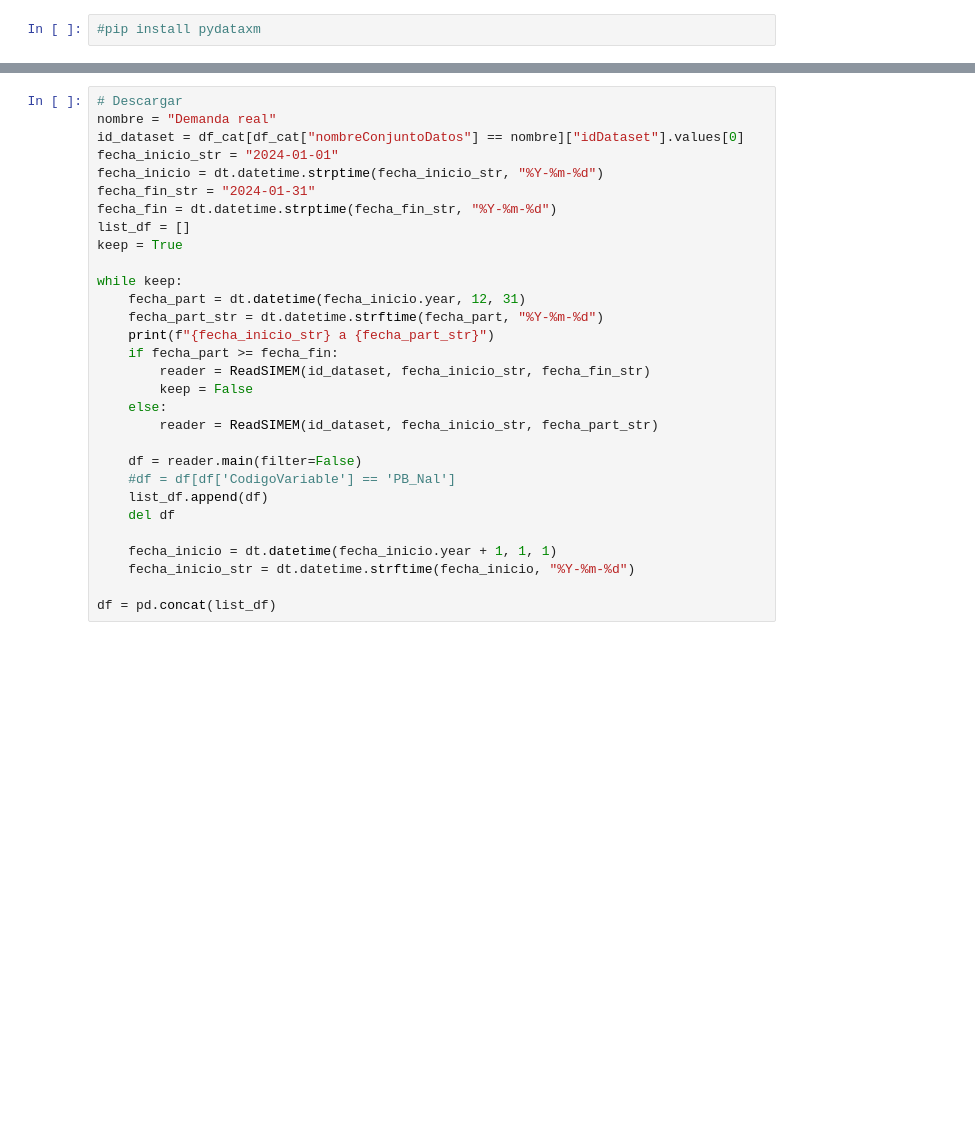
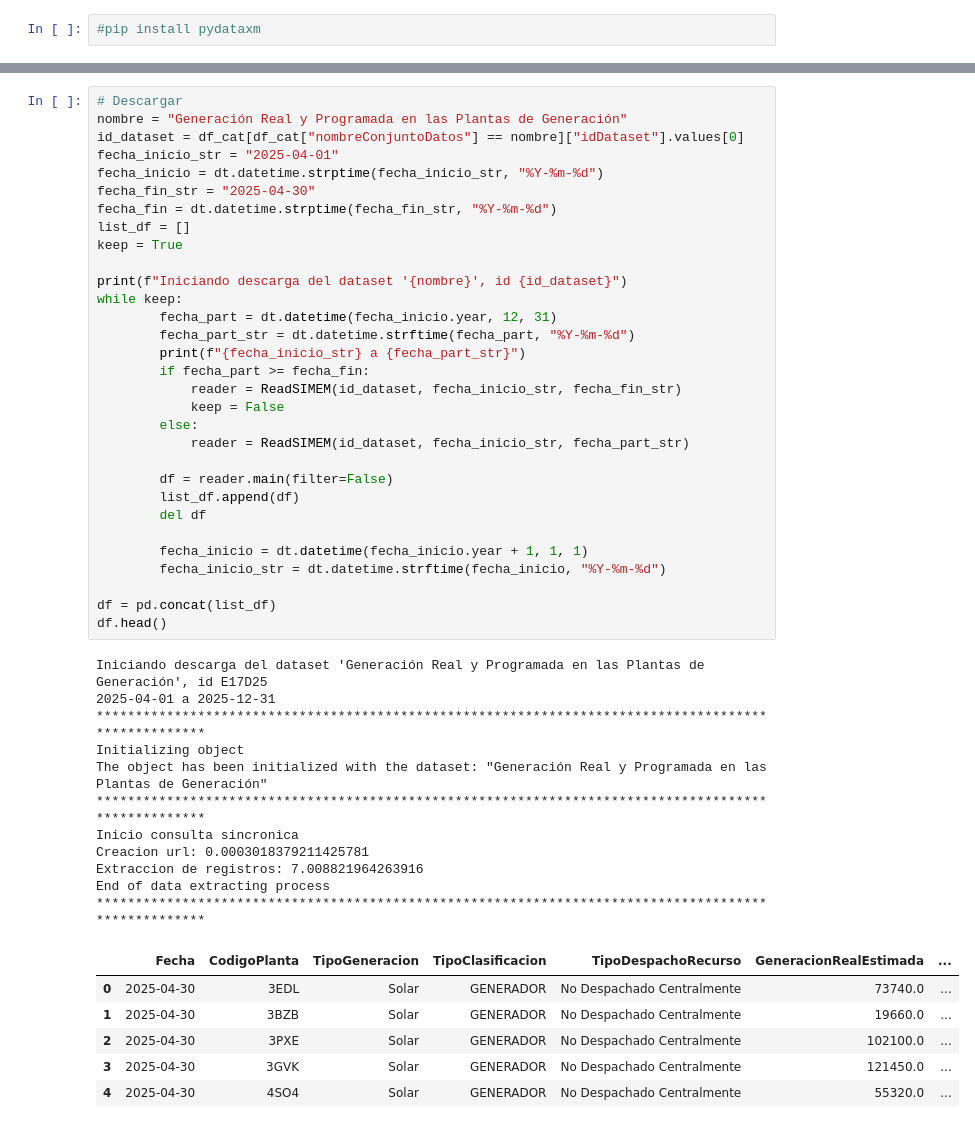
Before and after one commit to shaka03/bot_futuros, a Jupyter notebook: notebooks/Derivex_Spot.ipynb, the cells around one changed output, grey strips where cells are left out. Cells and saved outputs as stored; diff of their text form; blank space fills up the shorter version.

```diff
--- a/notebooks/Derivex_Spot.ipynb
+++ b/notebooks/Derivex_Spot.ipynb
@@ -44,30 +38,49 @@ df_cat[df_cat["nombreConjuntoDatos"] == nombre]
 # %%
 # Descargar
-nombre = "Demanda real"
+nombre = "Generación Real y Programada en las Plantas de Generación"
 id_dataset = df_cat[df_cat["nombreConjuntoDatos"] == nombre]["idDataset"].values[0]
-fecha_inicio_str = "2024-01-01"
+fecha_inicio_str = "2025-04-01"
 fecha_inicio = dt.datetime.strptime(fecha_inicio_str, "%Y-%m-%d")
-fecha_fin_str = "2024-01-31"
+fecha_fin_str = "2025-04-30"
 fecha_fin = dt.datetime.strptime(fecha_fin_str, "%Y-%m-%d")
 list_df = []
 keep = True
 
+print(f"Iniciando descarga del dataset '{nombre}', id {id_dataset}")
 while keep:
-    fecha_part = dt.datetime(fecha_inicio.year, 12, 31)
-    fecha_part_str = dt.datetime.strftime(fecha_part, "%Y-%m-%d")
-    print(f"{fecha_inicio_str} a {fecha_part_str}")
-    if fecha_part >= fecha_fin:
-        reader = ReadSIMEM(id_dataset, fecha_inicio_str, fecha_fin_str)
-        keep = False
-    else:
-        reader = ReadSIMEM(id_dataset, fecha_inicio_str, fecha_part_str)
+        fecha_part = dt.datetime(fecha_inicio.year, 12, 31)
+        fecha_part_str = dt.datetime.strftime(fecha_part, "%Y-%m-%d")
+        print(f"{fecha_inicio_str} a {fecha_part_str}")
+        if fecha_part >= fecha_fin:
+            reader = ReadSIMEM(id_dataset, fecha_inicio_str, fecha_fin_str)
+            keep = False
+        else:
+            reader = ReadSIMEM(id_dataset, fecha_inicio_str, fecha_part_str)
 
-    df = reader.main(filter=False)
-    #df = df[df['CodigoVariable'] == 'PB_Nal']
-    list_df.append(df)
-    del df
+        df = reader.main(filter=False)
+        list_df.append(df)
+        del df
 
-    fecha_inicio = dt.datetime(fecha_inicio.year + 1, 1, 1)
-    fecha_inicio_str = dt.datetime.strftime(fecha_inicio, "%Y-%m-%d")
+        fecha_inicio = dt.datetime(fecha_inicio.year + 1, 1, 1)
+        fecha_inicio_str = dt.datetime.strftime(fecha_inicio, "%Y-%m-%d")
 
 df = pd.concat(list_df)
+df.head()
+# %% [output]
+Iniciando descarga del dataset 'Generación Real y Programada en las Plantas de Generación', id E17D25
+2025-04-01 a 2025-12-31
+****************************************************************************************************
+Initializing object
+The object has been initialized with the dataset: "Generación Real y Programada en las Plantas de Generación"
+****************************************************************************************************
+Inicio consulta sincronica
+Creacion url: 0.0003018379211425781
+Extraccion de registros: 7.008821964263916
+End of data extracting process
+****************************************************************************************************
+|  | Fecha | CodigoPlanta | TipoGeneracion | TipoClasificacion | TipoDespachoRecurso | GeneracionRealEstimada | ... |
+| 0 | 2025-04-30 | 3EDL | Solar | GENERADOR | No Despachado Centralmente | 73740.0 | ... |
+| 1 | 2025-04-30 | 3BZB | Solar | GENERADOR | No Despachado Centralmente | 19660.0 | ... |
+| 2 | 2025-04-30 | 3PXE | Solar | GENERADOR | No Despachado Centralmente | 102100.0 | ... |
+| 3 | 2025-04-30 | 3GVK | Solar | GENERADOR | No Despachado Centralmente | 121450.0 | ... |
+| 4 | 2025-04-30 | 4SO4 | Solar | GENERADOR | No Despachado Centralmente | 55320.0 | ... |
```
Also changed, not shown: parts of 9 cells of this notebook, 23 other files.
